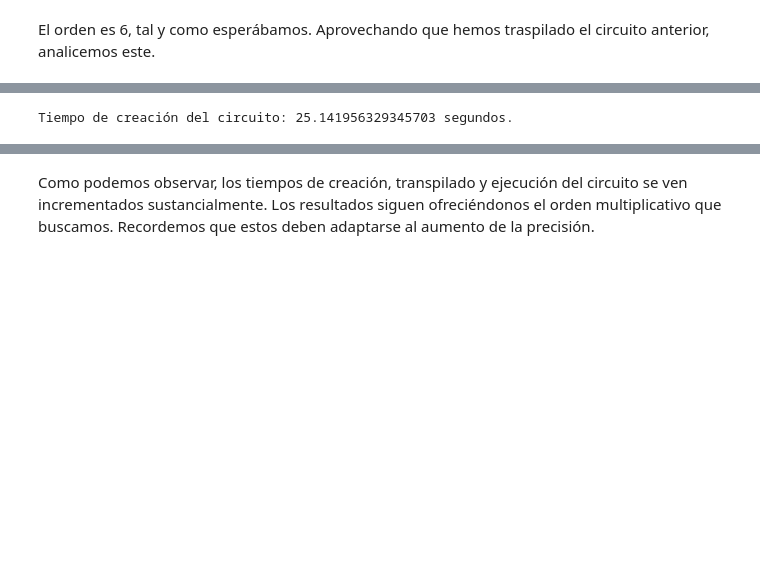
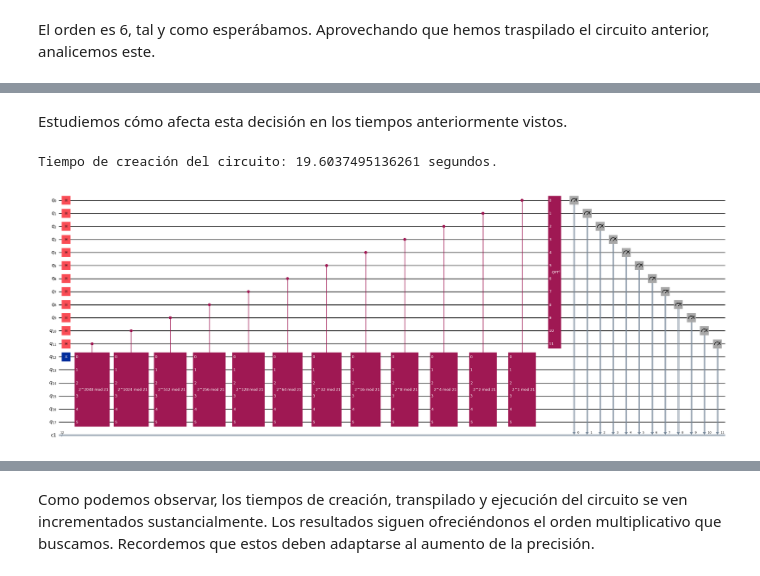
Before and after one commit to Mariomc10/C-digos_TFM, a Jupyter notebook: Shor_Analisis_Qiskit.ipynb, the cells around one changed output, grey strips where cells are left out. Saved outputs shown, nothing was run; the diff lists cells and outputs as text; code cells hidden in the pictures; blank space fills up the shorter version.

```diff
--- a/Shor_Analisis_Qiskit.ipynb
+++ b/Shor_Analisis_Qiskit.ipynb
@@ -196,40 +231,44 @@ Observemos lo que ocurre cuando aumentamos la precisión de la estimación de fa
+# %% [markdown]
+Estudiemos cómo afecta esta decisión en los tiempos anteriormente vistos.
 # %%
 # Parte cuántica del algoritmo de Shor. Implementación en Qiskit 1.0.2
 t0 = time() # Inicio de la construcción del circuito
 # Calculamos los qubits necesarios
-n_in_qubits = int(np.ceil(np.log2(N)))
-n_out_qubits = 2*n_in_qubits + 2 # Aumentamos en 2 la precisión
+n_in_qubits = int(np.ceil(np.log2(N))) + 1 # Aumento en 1 del número de bits para la representación de N
+n_out_qubits = 2*n_in_qubits
 n_qubits = n_out_qubits + n_in_qubits
 
 # Circuito de Shor
 shor_qreg = QuantumRegister(n_qubits, name='q')
 shor_creg = ClassicalRegister(n_out_qubits)
 
-shor_circ_aumentado = QuantumCircuit(shor_qreg,shor_creg,name="Shor")
+shor_circ_aumentado = QuantumCircuit(shor_qreg,shor_creg,name="Shor_aumentado")
 
 # Puertas hadamard a los 'n_in_qubits' qubits del registro de estimación
 shor_circ_aumentado.h(range(n_out_qubits))
 
 # Puerta X al qubit menos significativo del registro del autovector
 shor_circ_aumentado.x(n_out_qubits)
 
 # Puertas de exponeciación modular controladas
 for i in range(n_out_qubits):
-    shor_circ_aumentado.append(exp_mod21(2**(n_out_qubits - 1 - i)).control(1),[n_out_qubits - 1 - i] + [j for j in list(range(n_out_qubits,n_qubits)) ])
+    shor_circ_aumentado.append(exp_mod21_aumentado(2**(n_out_qubits - 1 - i)).control(1),[n_out_qubits - 1 - i] + [j for j in list(range(n_out_qubits,n_qubits)) ])
 
 # Transformada de Fourier cuántica inversa
 shor_circ_aumentado.append(QFT(n_out_qubits,inverse=True, name='$QFT^{\dagger}$'),[j for j in range(n_out_qubits)])
 
 # Medidas
 shor_circ_aumentado.measure([shor_qreg[i] for i in range(n_out_qubits-1,-1,-1)],[shor_creg[ n_out_qubits - 1 - i] for i in range(n_out_qubits)])
 
 # Tiempo de creación
-print("Tiempo de creación del circuito:",time()-t0,"segundos.")
+t1 = time()-t0
+print("Tiempo de creación del circuito:",t1,"segundos.")
 
 # Para mostrar el circuito como antes descomentar la línea de código siguiente
-# display(shor_circ.decompose(gates_to_decompose=['c_2^' + str(power) + ' mod 21' for power in [2**i for i in range(n_out_qubits)]]).draw("mpl",fold=-1))
+display(shor_circ_aumentado.decompose(gates_to_decompose=['c_2^' + str(power) + ' mod 21' for power in [2**i for i in range(n_out_qubits)]]).draw("mpl",fold=-1))
 # %% [output]
-Tiempo de creación del circuito: 25.141956329345703 segundos.
+Tiempo de creación del circuito: 19.6037495136261 segundos.
+[figure, added]
 # %%
 # Ejecución en simulador
 backend = Aer.get_backend("qasm_simulator")
```
Also changed, not shown: parts of 10 cells of this notebook.
